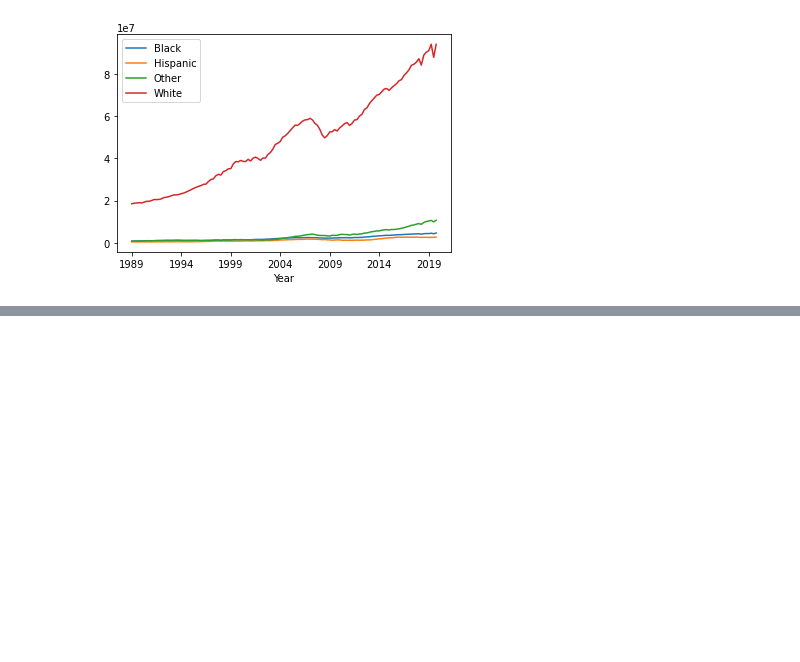
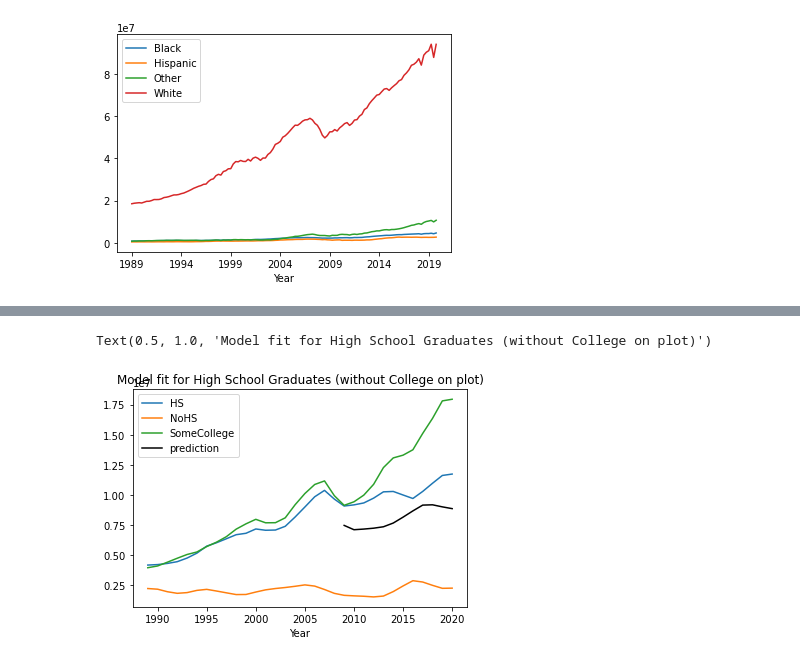
Before and after one commit to Adamdion/CMSE_202_Project, a Jupyter notebook: project/CMSE202_Project_Thao.ipynb, the cells around one changed output, grey strips where cells are left out. Drawn from its saved outputs; the diff is of its cells as text; code cells hidden in the pictures; blank space fills up the shorter version.

```diff
--- a/project/CMSE202_Project_Thao.ipynb
+++ b/project/CMSE202_Project_Thao.ipynb
@@ -103,0 +391,8 @@ TypeError: unsupported operand type(s) for -: 'str' and 'float'
+# %%
+edu_avg[['HS', 'NoHS', 'SomeCollege']].plot()
+plt.plot(np.array(test.index)[1:], y_pred, label='prediction', color='black')
+plt.legend()
+plt.title('Model fit for High School Graduates (without College on plot)')
+# %% [output]
+Text(0.5, 1.0, 'Model fit for High School Graduates (without College on plot)')
+[figure, added]
```
Also changed, not shown: parts of 39 cells of this notebook.
